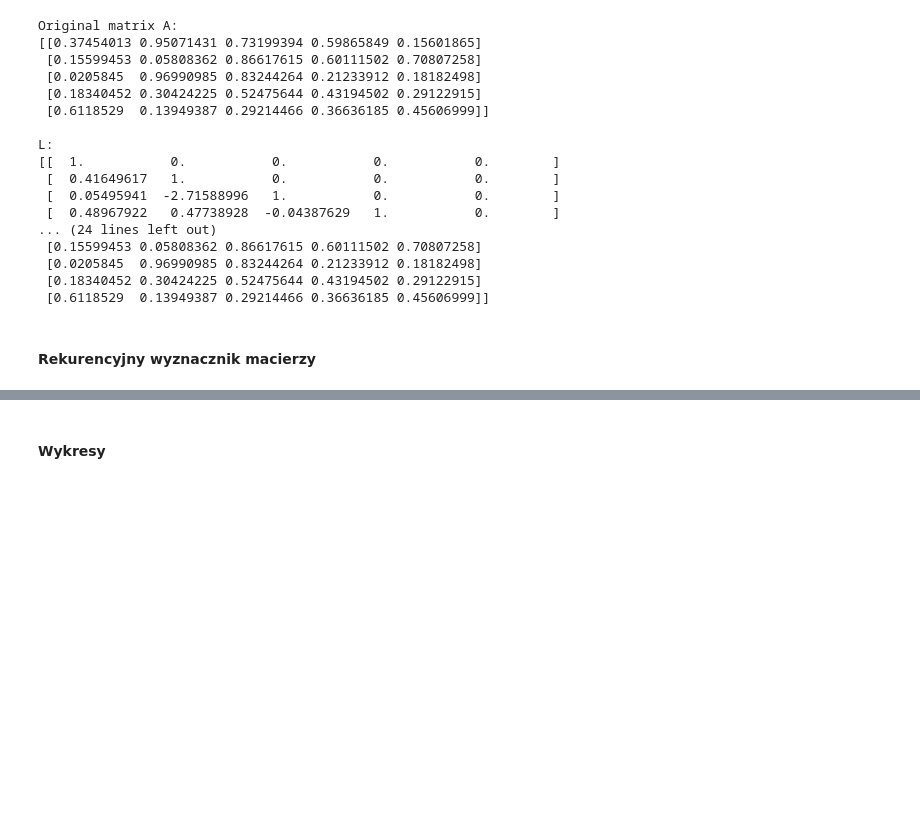
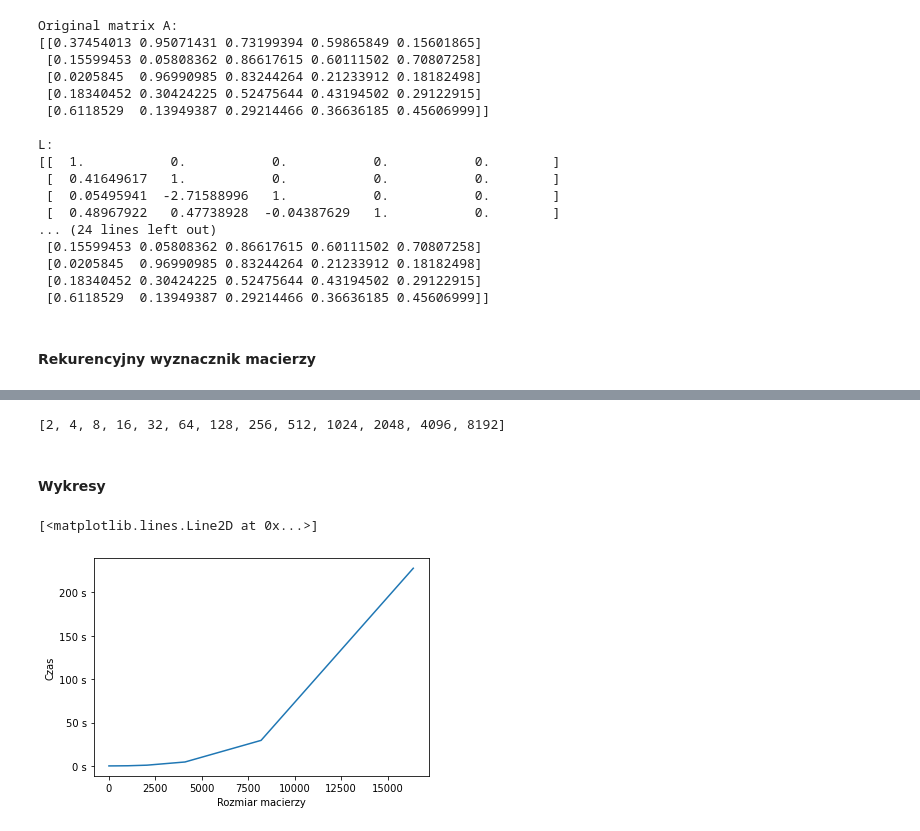
Before and after one commit to pweglik/matrix-algoritms, a Jupyter notebook: lab2/lab2.ipynb, the cells around one changed output, grey strips where cells are left out. Cells and saved outputs as stored; diff of their text form; code cells hidden in the pictures; blank space fills up the shorter version.

```diff
--- a/lab2/lab2.ipynb
+++ b/lab2/lab2.ipynb
@@ -237,35 +264,43 @@ Number of unit operations: 734
+# %%
+import matplotlib.pyplot as plt
+from time import time
+from matplotlib.ticker import FormatStrFormatter
+
+
+times: List[float] = []
+flops: List[int] = []
+
+power_basis = list(range(1, 14))
+powers = [2**k for k in power_basis]
+print(powers)
+# %% [output]
+[2, 4, 8, 16, 32, 64, 128, 256, 512, 1024, 2048, 4096, 8192]
 # %% [markdown]
 #### Wykresy
 # %%
-import matplotlib.pyplot as plt
-from time import time
-from matplotlib.ticker import FormatStrFormatter
-
-
-times_binet: List[float] = []
-flops_binet: List[int] = []
-
-power_basis = list(range(2, 11))
-powers = [2**k for k in power_basis]
+times_inverse: List[float] = []
+flops_inverse: List[int] = []
 
 for k in power_basis:
-    A = np.random.rand(2**k, 2**k)
-    B = np.random.rand(2**k, 2**k)
+    A = generate_matrix(2**k, 2**k)
 
     counter = Counter()
     start_time: float = time()
 
-    binet_algorithm(A, B, counter)
+    recursive_matrix_inverse(A, counter)
 
     total_time: float = time() - start_time
 
-    times_binet.append(total_time)
-    flops_binet.append(counter.operation_counter)
+    times_inverse.append(total_time)
+    flops_inverse.append(counter.operation_counter)
 # %%
 plt.gca().yaxis.set_major_formatter(FormatStrFormatter("%d s"))
 plt.xlabel("Rozmiar macierzy")
 plt.ylabel("Czas")
-plt.plot(powers, times_binet)
+plt.plot(powers, times_inverse)
+# %% [output]
+[<matplotlib.lines.Line2D at 0x...>]
+[figure, added]
 # %%
 plt.xlabel("Rozmiar macierzy")
 plt.ylabel("Ilość flopsów")
```
Also changed, not shown: parts of 15 cells of this notebook, 5 other files.
